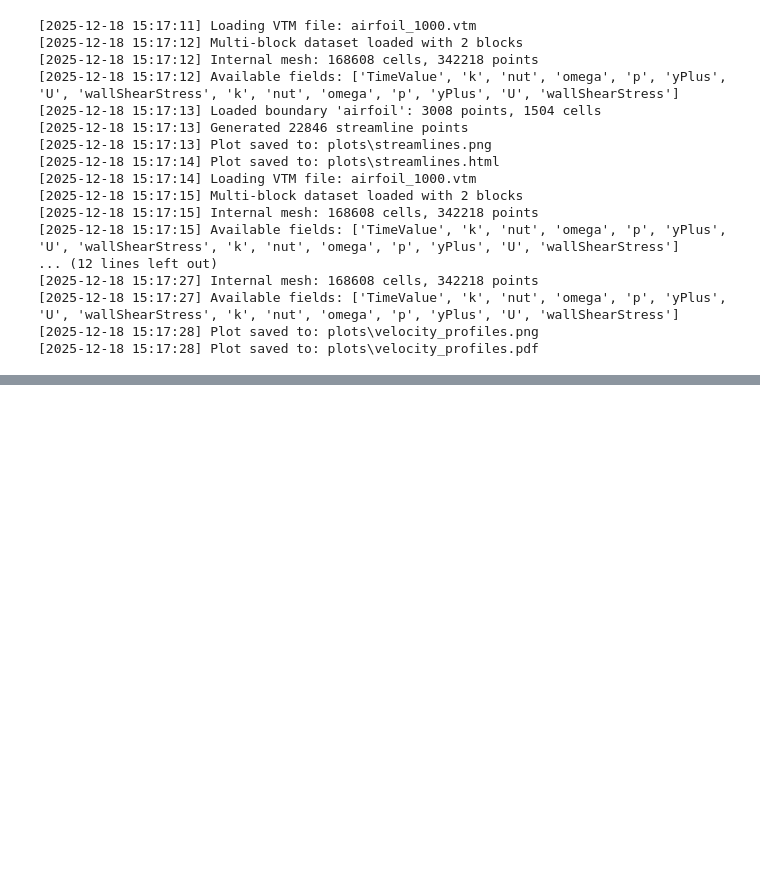
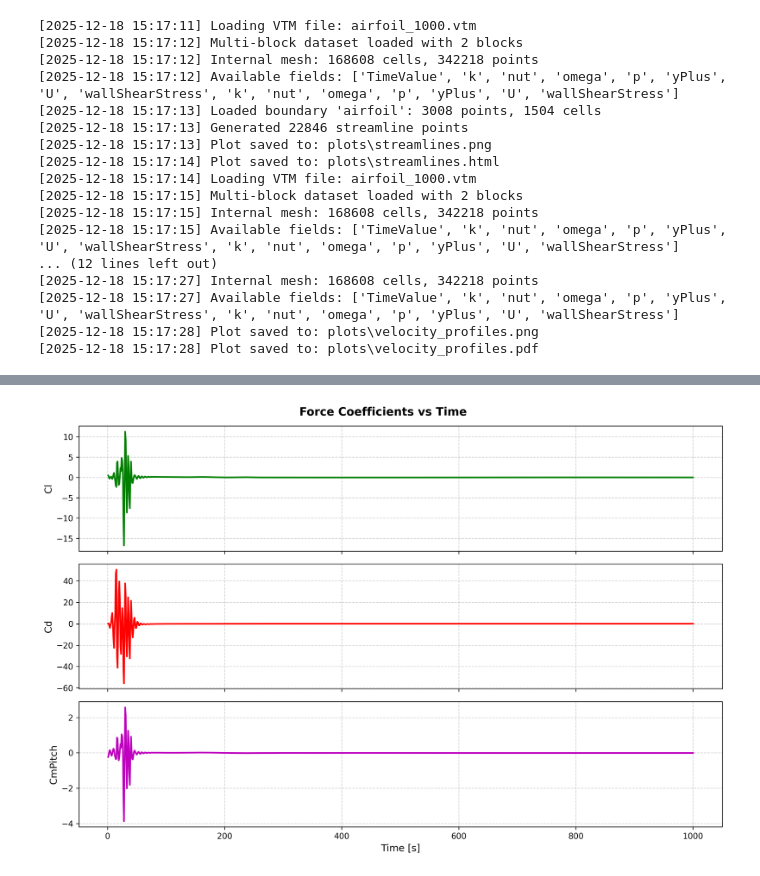
Before and after one commit to SethAlevy/OpenFOAM_airfoil, a Jupyter notebook: notebooks/airfoils.ipynb, the cells around one changed output, grey strips where cells are left out. Drawn from its saved outputs; the diff is of its cells as text; code cells hidden in the pictures; blank space fills up the shorter version.

Commit message:
Update post-processing. Add force coefficients calculation and plotting

```diff
--- a/notebooks/airfoils.ipynb
+++ b/notebooks/airfoils.ipynb
@@ -158,3 +159,15 @@ plot_velocity_profiles(
 [2025-12-18 15:17:27] Available fields: ['TimeValue', 'k', 'nut', 'omega', 'p', 'yPlus', 'U', 'wallShearStress', 'k', 'nut', 'omega', 'p', 'yPlus', 'U', 'wallShearStress']
 [2025-12-18 15:17:28] Plot saved to: plots\velocity_profiles.png
 [2025-12-18 15:17:28] Plot saved to: plots\velocity_profiles.pdf
+# %%
+from postprocess.visualizations import plot_force_coefficients
+
+from pathlib import Path
+
+# Setup paths
+case_dir = Path(r"C:\Users\Arkadiusz Drabik\Desktop\Nowy folder\code\repos\OpenFOAM_airfoil\test_input\airfoil")
+output_dir = Path("plots")
+output_dir.mkdir(exist_ok=True)
+
+plot_force_coefficients(case_dir=case_dir, output_dir=output_dir, show=True)
+# %% [output]
@@ -160,0 +177 @@ plot_velocity_profiles(
+[figure, added]
```
Also changed, not shown: parts of 2 cells of this notebook, 7 other files.
